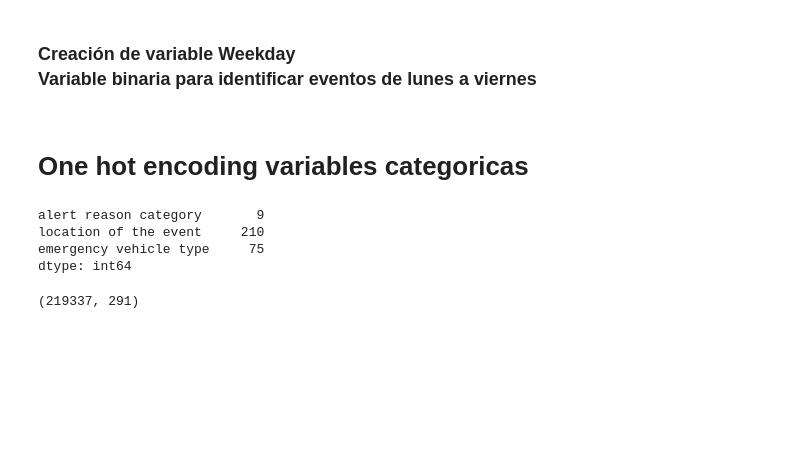
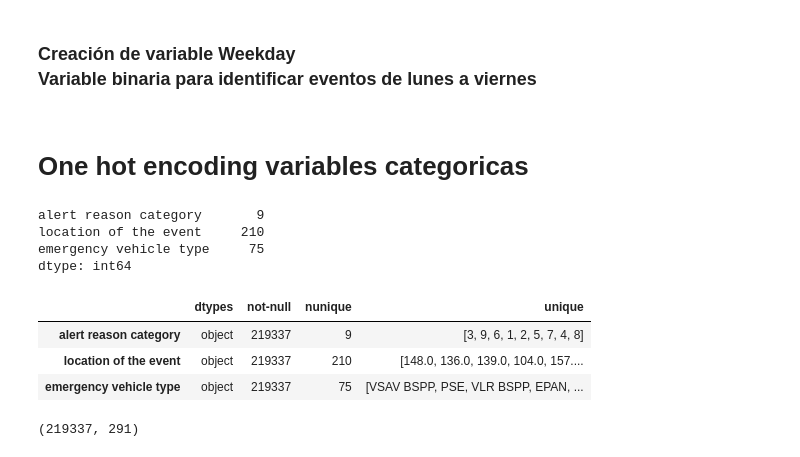
Before and after one commit to AnIsAsPe/Regresion-Robusta-para-estimar-tiempo-de-respuesta-de-un-servicio-de-emergencia, a Jupyter notebook: Notebooks/1_Response_time_Paris_Fire_Brigade_2022.ipynb, the cells around one changed output. Drawn from its saved outputs; the diff is of its cells as text; code cells hidden in the pictures; blank space fills up the shorter version.

```diff
--- a/Notebooks/1_Response_time_Paris_Fire_Brigade_2022.ipynb
+++ b/Notebooks/1_Response_time_Paris_Fire_Brigade_2022.ipynb
@@ -399,6 +443,13 @@ alert reason category       9
 location of the event     210
 emergency vehicle type     75
 dtype: int64
+# %%
+describe_datos(df[categoricas])
+# %% [output]
+|  | dtypes | not-null | nunique | unique |
+| alert reason category | object | 219337 | 9 | [3, 9, 6, 1, 2, 5, 7, 4, 8] |
+| location of the event | object | 219337 | 210 | [148.0, 136.0, 139.0, 104.0, 157.... |
+| emergency vehicle type | object | 219337 | 75 | [VSAV BSPP, PSE, VLR BSPP, EPAN, ... |
 # %%
 he = pd.get_dummies(df[categoricas],
                    drop_first=True)
```
Also changed, not shown: parts of 19 cells of this notebook.
